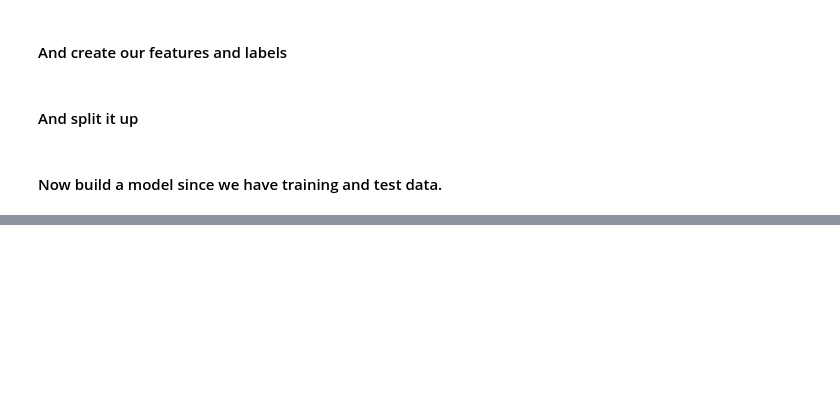
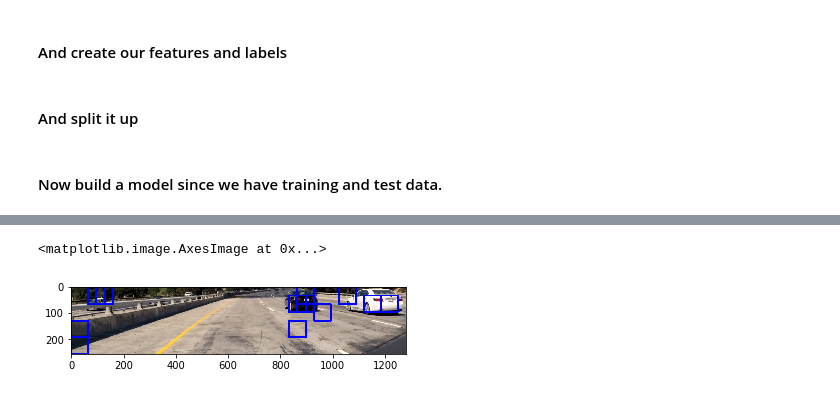
Before and after one commit to kevinwestern/CarND-Vehicle-Detection, a Jupyter notebook: project.ipynb, the cells around one changed output, grey strips where cells are left out. Cells and saved outputs as stored; diff of their text form; code cells hidden in the pictures; blank space fills up the shorter version.

```diff
--- a/project.ipynb
+++ b/project.ipynb
@@ -213,0 +339,42 @@ windows = slide_window(img)
+# %%
+# Define a function you will pass an image
+# and the list of windows to be searched (output of slide_windows())
+def search_windows(img, windows, clf, scaler, color_space='RGB',
+                    spatial_size=(32, 32), hist_bins=32,
+                    hist_range=(0, 256), orient=9,
+                    pix_per_cell=8, cell_per_block=2,
+                    hog_channel=0, spatial_feat=True,
+                    hist_feat=True, hog_feat=True):
+
+    #1) Create an empty list to receive positive detection windows
+    on_windows = []
+    #2) Iterate over all windows in the list
+    for window in windows:
+        #3) Extract the test window from original image
+        test_img = cv2.resize(img[window[0][1]:window[1][1], window[0][0]:window[1][0]], (64, 64))
+        #4) Extract features for that window using single_img_features()
+        features = single_img_features(test_img, color_space=color_space,
+                            spatial_size=spatial_size, hist_bins=hist_bins,
+                            orient=orient, pix_per_cell=pix_per_cell,
+                            cell_per_block=cell_per_block,
+                            hog_channel=hog_channel, spatial_feat=spatial_feat,
+                            hist_feat=hist_feat, hog_feat=hog_feat)
+        #5) Scale extracted features to be fed to classifier
+        test_features = scaler.transform(np.array(features).reshape(1, -1))
+        #6) Predict using your classifier
+        prediction = clf.predict(test_features)
+        #7) If positive (prediction == 1) then save the window
+        if prediction == 1:
+            on_windows.append(window)
+    #8) Return windows for positive detections
+    return on_windows
+# %%
+img = cv2.imread('./test_images/test1.jpg')
+img = cv2.cvtColor(img, cv2.COLOR_BGR2RGB)
+img = img[400:656,:,:]
+windows = slide_window(img)
+matches = search_windows(img, windows, svc, X_scaler, spatial_feat=False, hist_feat=False)
+plt.imshow(draw_boxes(img, matches))
+# %% [output]
+<matplotlib.image.AxesImage at 0x...>
+[figure, added]
```
Also changed, not shown: parts of 13 cells of this notebook.
